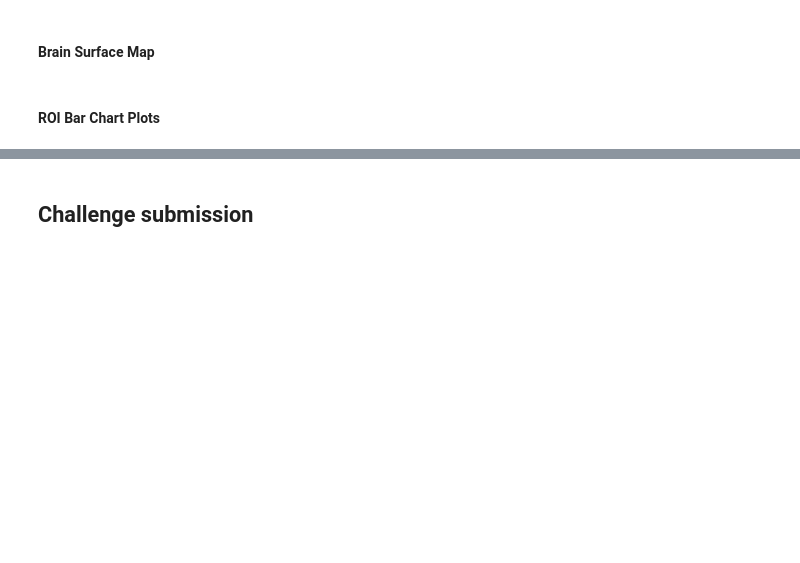
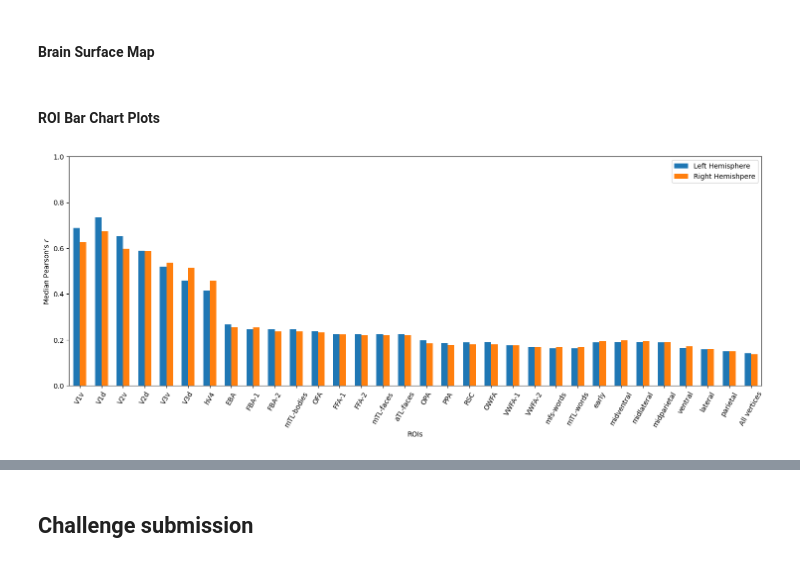
Before and after one commit to goldy-fj/COMP3931-Individual-Project, a Jupyter notebook: Linearizing Encoding Models.ipynb, the cells around one changed output, grey strips where cells are left out. Cells and saved outputs as stored; diff of their text form; code cells hidden in the pictures; blank space fills up the shorter version.

Commit message:
Final notebook with optimized and submitted challenge prediction results

```diff
--- a/Linearizing Encoding Models.ipynb
+++ b/Linearizing Encoding Models.ipynb
@@ -325,7 +355,7 @@ model.eval() # set the model to evaluation mode, since we are not training it
 # %% [markdown]
 #### Select feature layer:
 # %%
-model_layer = "features.2" #["features.2", "features.5", "features.7", "features.9", "features.12", "classifier.2", "classifier.5", "classifier.6"] {allow-input: true}
+model_layer = "features.5" #["features.2", "features.5", "features.7", "features.9", "features.12", "classifier.2", "classifier.5", "classifier.6"] {allow-input: true}
 feature_extractor = create_feature_extractor(model, return_nodes=[model_layer])
 # %% [markdown]
 The feature layer from AlexNet is very large, so we downsample the output using the dimensionality reduction technique, Principal Component Analysis (PCA). The below method is used to fit the PCA on the training images features, and then downsample the training, validation and test images features.
@@ -383,8 +413,9 @@ def cross_validation(model_parameters, folds):
         # and 10% to the validation partition
         idxs_train, idxs_val = idxs[:num_train], idxs[num_train:]
 
-        print('Training stimulus images: ' + format(len(idxs_train)))
-        print('\nValidation stimulus images: ' + format(len(idxs_val)))
+        if i == 0:
+            print('Training stimulus images: ' + format(len(idxs_train)))
+            print('\nValidation stimulus images: ' + format(len(idxs_val)))
 
         batch_size = 300
         # Get the paths of all image files
@@ -410,14 +441,6 @@ def cross_validation(model_parameters, folds):
 
         features_train = extract_features(feature_extractor, train_imgs_dataloader, pca)
         features_val = extract_features(feature_extractor, val_imgs_dataloader, pca)
-
-        print('\nTraining images features:')
-        print(features_train.shape)
-        print('(Training stimulus images × PCA features)')
-
-        print('\nValidation images features:')
-        print(features_val.shape)
-        print('(Validation stimulus images × PCA features)')
 
         # Fit linear regressions on the training data
         if(model_parameters[0] == "default"):
@@ -753,0 +788,5 @@ Estimated MNNC Score =
+# %%
+fast = True
+params = ["Lasso",0.005]
+folds = 10
+lh_score, rh_score = cross_val_scores(fast,params,folds)
@@ -850,0 +840,78 @@ plt.legend(frameon=True, loc=1);
+# %%
+# Load the ROI classes mapping dictionaries
+roi_mapping_files = ['mapping_prf-visualrois.npy', 'mapping_floc-bodies.npy',
+    'mapping_floc-faces.npy', 'mapping_floc-places.npy',
+    'mapping_floc-words.npy', 'mapping_streams.npy']
+roi_name_maps = []
+for r in roi_mapping_files:
+    roi_name_maps.append(np.load(os.path.join(args.data_dir, 'roi_masks', r),
+        allow_pickle=True).item())
+
+# Load the ROI brain surface maps
+lh_challenge_roi_files = ['lh.prf-visualrois_challenge_space.npy',
+    'lh.floc-bodies_challenge_space.npy', 'lh.floc-faces_challenge_space.npy',
+    'lh.floc-places_challenge_space.npy', 'lh.floc-words_challenge_space.npy',
+    'lh.streams_challenge_space.npy']
+rh_challenge_roi_files = ['rh.prf-visualrois_challenge_space.npy',
+    'rh.floc-bodies_challenge_space.npy', 'rh.floc-faces_challenge_space.npy',
+    'rh.floc-places_challenge_space.npy', 'rh.floc-words_challenge_space.npy',
+    'rh.streams_challenge_space.npy']
+lh_challenge_rois = []
+rh_challenge_rois = []
+for r in range(len(lh_challenge_roi_files)):
+    lh_challenge_rois.append(np.load(os.path.join(args.data_dir, 'roi_masks',
+        lh_challenge_roi_files[r])))
+    rh_challenge_rois.append(np.load(os.path.join(args.data_dir, 'roi_masks',
+        rh_challenge_roi_files[r])))
+
+# Select the correlation results vertices of each ROI
+roi_names = []
+lh_roi_correlation = []
+rh_roi_correlation = []
+lh_median_roi_correlation = []
+rh_median_roi_correlation = []
+for r1 in range(len(lh_challenge_rois)):
+    for r2 in roi_name_maps[r1].items():
+        if r2[0] != 0: # zeros indicate to vertices falling outside the ROI of interest
+            roi_names.append(r2[1])
+            lh_roi_idx = np.where(lh_challenge_rois[r1] == r2[0])[0]
+            rh_roi_idx = np.where(rh_challenge_rois[r1] == r2[0])[0]
+            for i in range(len(lh_roi_idx)):
+                lh_roi_correlation.append(lh_score[lh_roi_idx[i]])
+            result = []
+            for i in range(len(lh_roi_correlation)):
+                result.append((lh_roi_correlation[i]*lh_roi_correlation[i])/0.36)
+            lh_median_roi_correlation.append(np.median(result))
+
+            for i in range(len(rh_roi_idx)):
+                if rh_roi_idx[i] < len(rh_score):
+                    rh_roi_correlation.append(rh_score[rh_roi_idx[i]])
+            result = []
+            for i in range(len(rh_roi_correlation)):
+                result.append((rh_roi_correlation[i]*rh_roi_correlation[i])/0.36)
+            rh_median_roi_correlation.append(np.median(result))
+
+roi_names.append('All vertices')
+result = []
+for i in range(len(lh_score)):
+    result.append((lh_score[i]*lh_score[i])/0.36)
+lh_median_roi_correlation.append(np.median(result))
+result = []
+for i in range(len(rh_score)):
+    result.append((rh_score[i]*rh_score[i])/0.36)
+rh_median_roi_correlation.append(np.median(result))
+
+# Create the plot
+plt.figure(figsize=(18,6))
+x = np.arange(len(roi_names))
+width = 0.30
+plt.bar(x - width/2, lh_median_roi_correlation, width, label='Left Hemisphere')
+plt.bar(x + width/2, rh_median_roi_correlation, width, label='Right Hemishpere')
+plt.xlim(left=min(x)-.5, right=max(x)+.5)
+plt.ylim(bottom=0, top=1)
+plt.xlabel('ROIs')
+plt.xticks(ticks=x, labels=roi_names, rotation=60)
+plt.ylabel('Median Pearson\'s $r$')
+plt.legend(frameon=True, loc=1);
+# %% [output]
+[figure, added]
```
Also changed, not shown: parts of 28 cells of this notebook.
